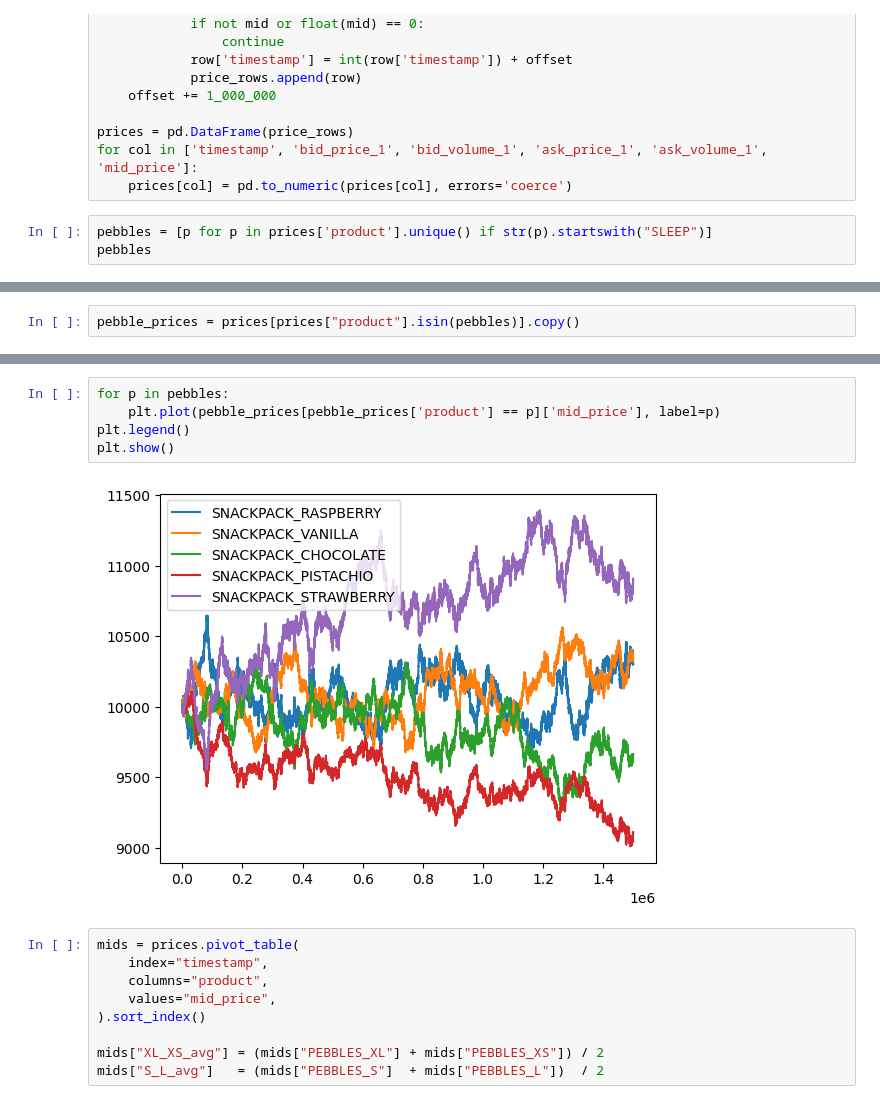
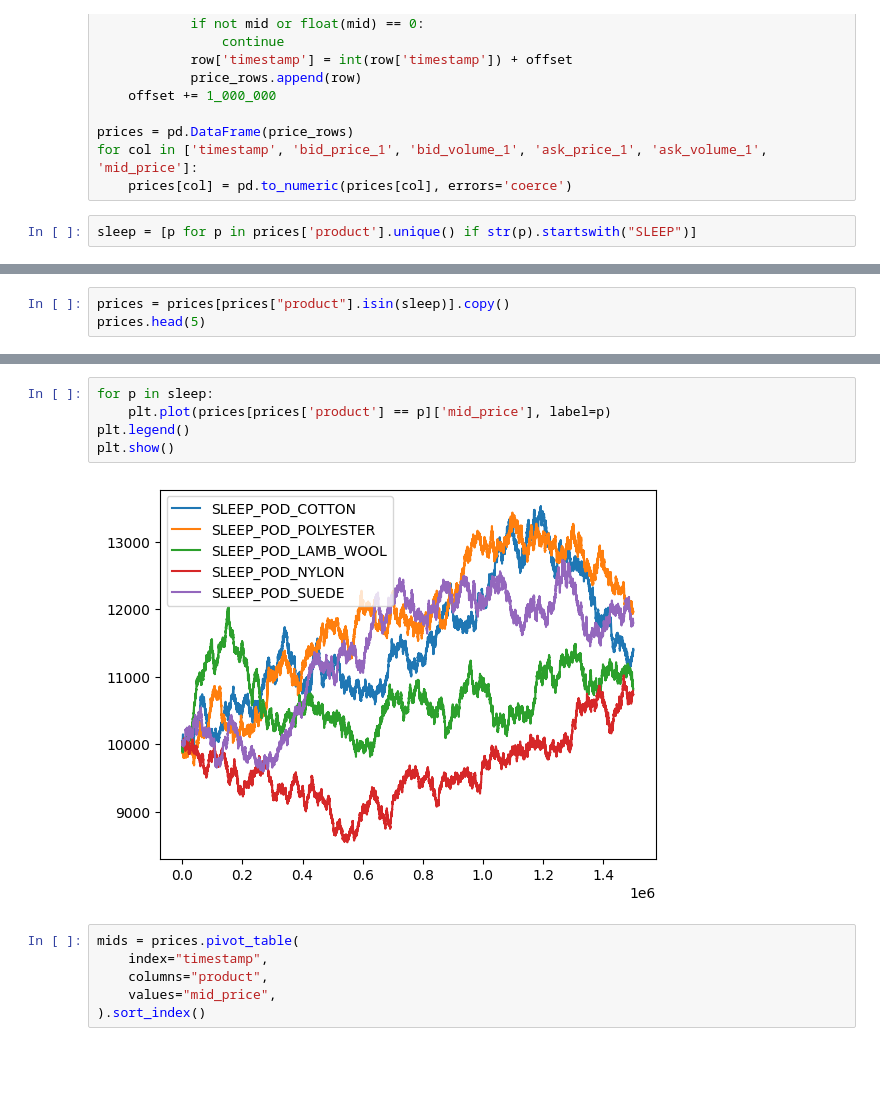
Before and after one commit to nikaslukyanov/kernel_trick, a Jupyter notebook: round5/sleep.ipynb, the cells around one changed output, grey strips where cells are left out. Saved outputs shown, nothing was run; the diff lists cells and outputs as text; blank space fills up the shorter version.

```diff
--- a/round5/sleep.ipynb
+++ b/round5/sleep.ipynb
@@ -31,5 +31,4 @@ prices = pd.DataFrame(price_rows)
 for col in ['timestamp', 'bid_price_1', 'bid_volume_1', 'ask_price_1', 'ask_volume_1', 'mid_price']:
     prices[col] = pd.to_numeric(prices[col], errors='coerce')
 # %%
-pebbles = [p for p in prices['product'].unique() if str(p).startswith("SLEEP")]
-pebbles
+sleep = [p for p in prices['product'].unique() if str(p).startswith("SLEEP")]
@@ -38,2 +35,3 @@ NameError: name 'prices' is not defined
 # %%
-pebble_prices = prices[prices["product"].isin(pebbles)].copy()
+prices = prices[prices["product"].isin(sleep)].copy()
+prices.head(5)
@@ -49,16 +45,13 @@ pebble_prices.head(5)
 # %%
-for p in pebbles:
-    plt.plot(pebble_prices[pebble_prices['product'] == p]['mid_price'], label=p)
+for p in sleep:
+    plt.plot(prices[prices['product'] == p]['mid_price'], label=p)
 plt.legend()
 plt.show()
 # %% [output]
-[figure, old version]
+[figure, new version]
 # %%
 mids = prices.pivot_table(
     index="timestamp",
     columns="product",
     values="mid_price",
 ).sort_index()
-
-mids["XL_XS_avg"] = (mids["PEBBLES_XL"] + mids["PEBBLES_XS"]) / 2
-mids["S_L_avg"]   = (mids["PEBBLES_S"]  + mids["PEBBLES_L"])  / 2
```
Also changed, not shown: parts of 6 cells of this notebook, 3 other files.
